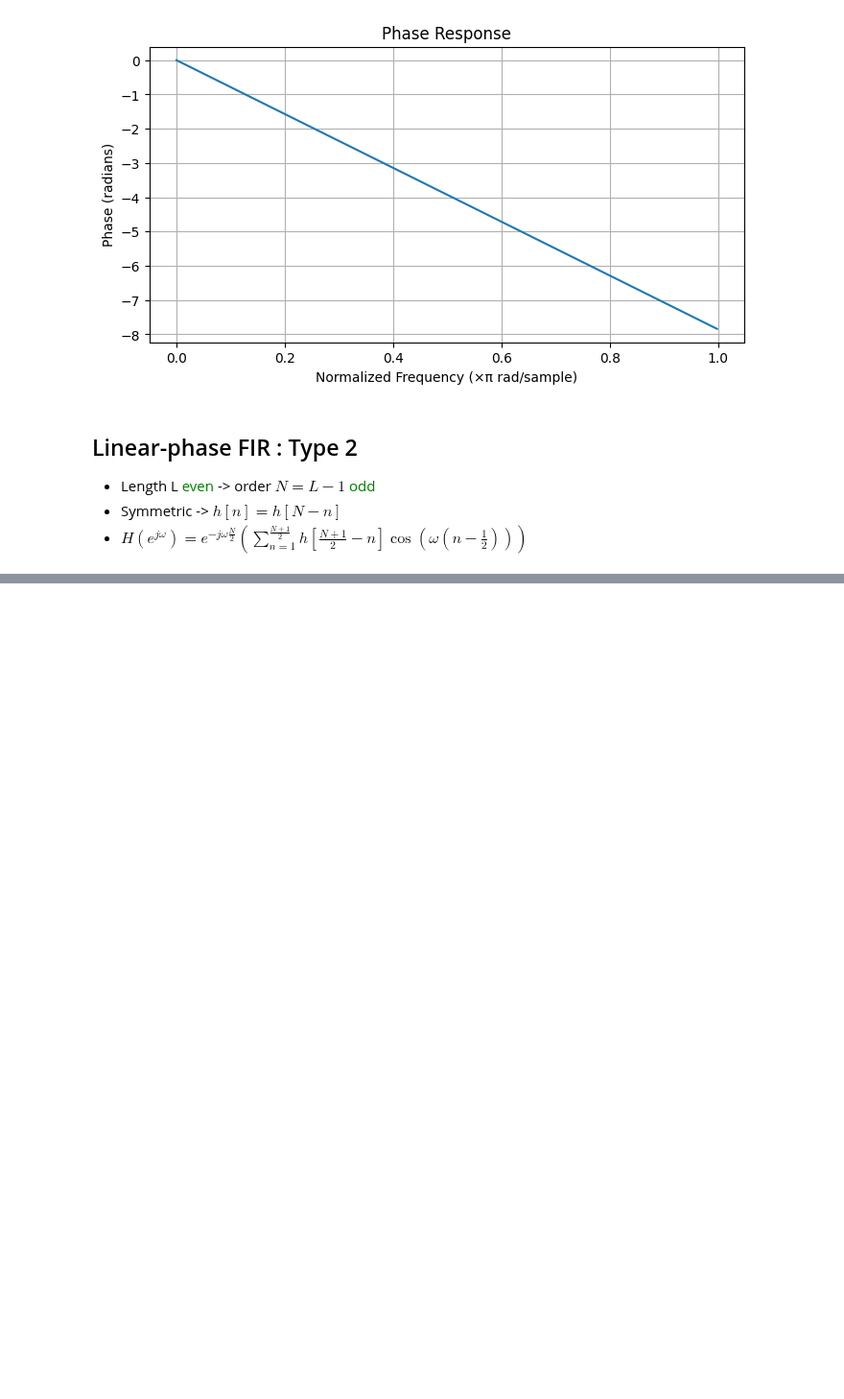
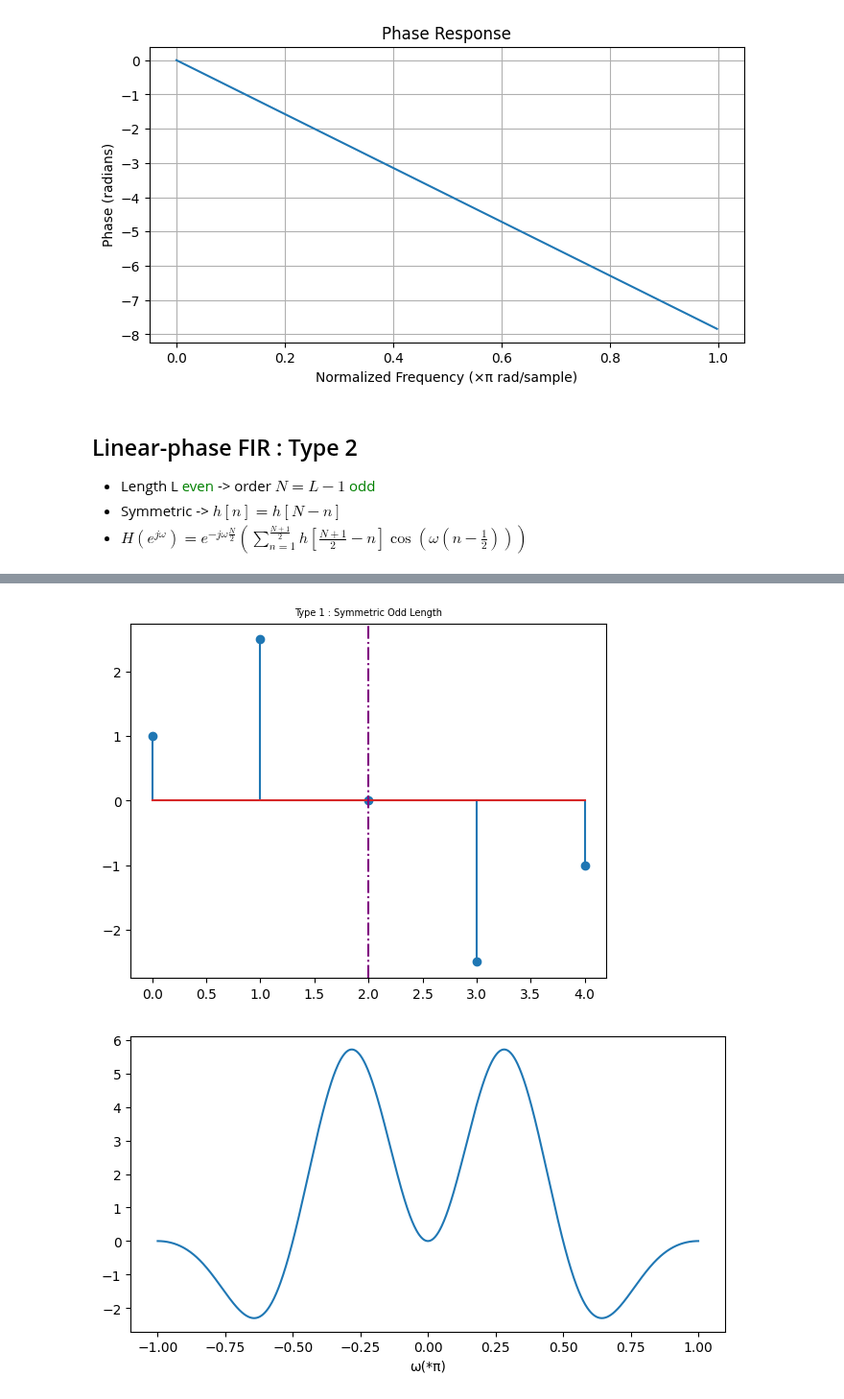
Before and after one commit to zharfanw/zhongshan_dsp_python, a Jupyter notebook: 11_Filter_Introduction.ipynb, the cells around one changed output, grey strips where cells are left out. Shown at 96% size. Cells and saved outputs as stored; diff of their text form; code cells hidden in the pictures; blank space fills up the shorter version.

```diff
--- a/11_Filter_Introduction.ipynb
+++ b/11_Filter_Introduction.ipynb
@@ -551,0 +560,20 @@ plot_fir_phase_resp(h2)
+# %%
+h3 = np.array([1,2.5,0,-2.5,-1])
+L = len(h3)
+N = L - 1
+plt.stem(h3)
+plt.axvline(N/2, color ='purple', linestyle="-.")
+plt.title('Type 1 : Symmetric Odd Length',fontsize= 7)
+
+H_3,omega,omega_label = impulse2dft(h3)
+H_3_db = 20*np.log10(np.abs(H_3))
+plt.figure(figsize=(8, 4))
+plt.plot(omega_label,H_3)
+plt.xlabel("ω(*π)")
+# plt.ylim(-30,30)
+
+plot_fir_zero_pole(h3)
+plot_fir_phase_resp(h3)
+# %% [output]
+[figure, added]
+[figure, added]
```
Also changed, not shown: parts of 5 cells of this notebook.
